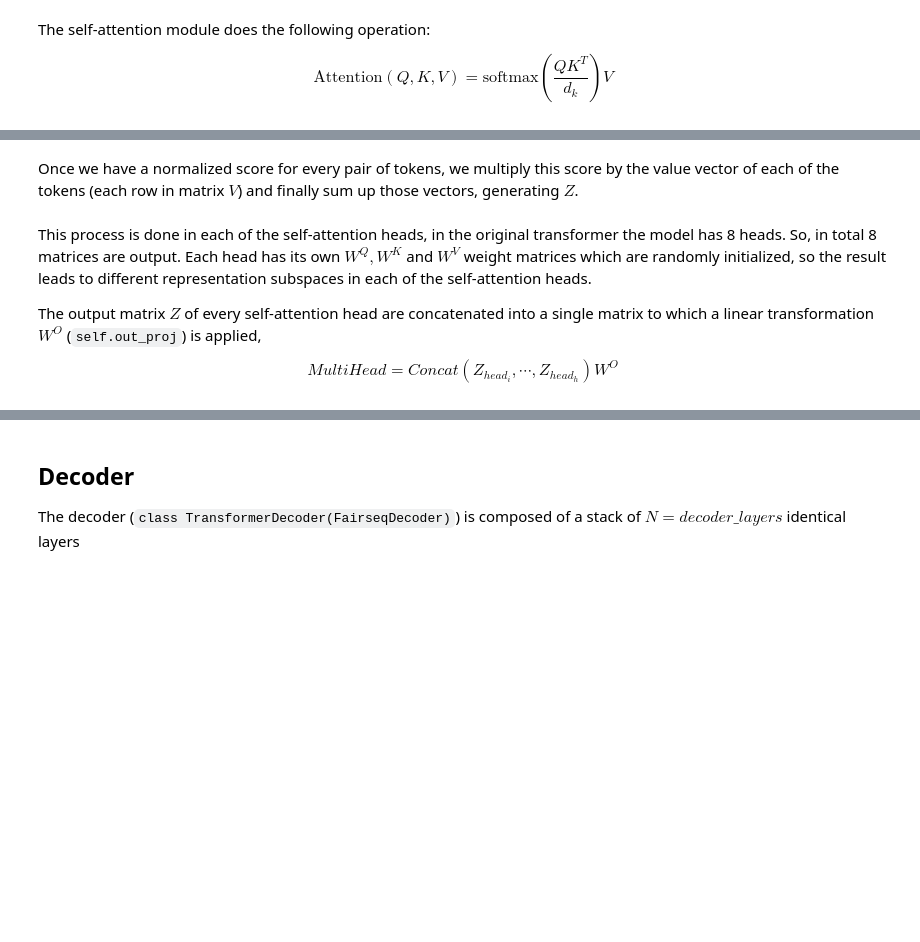
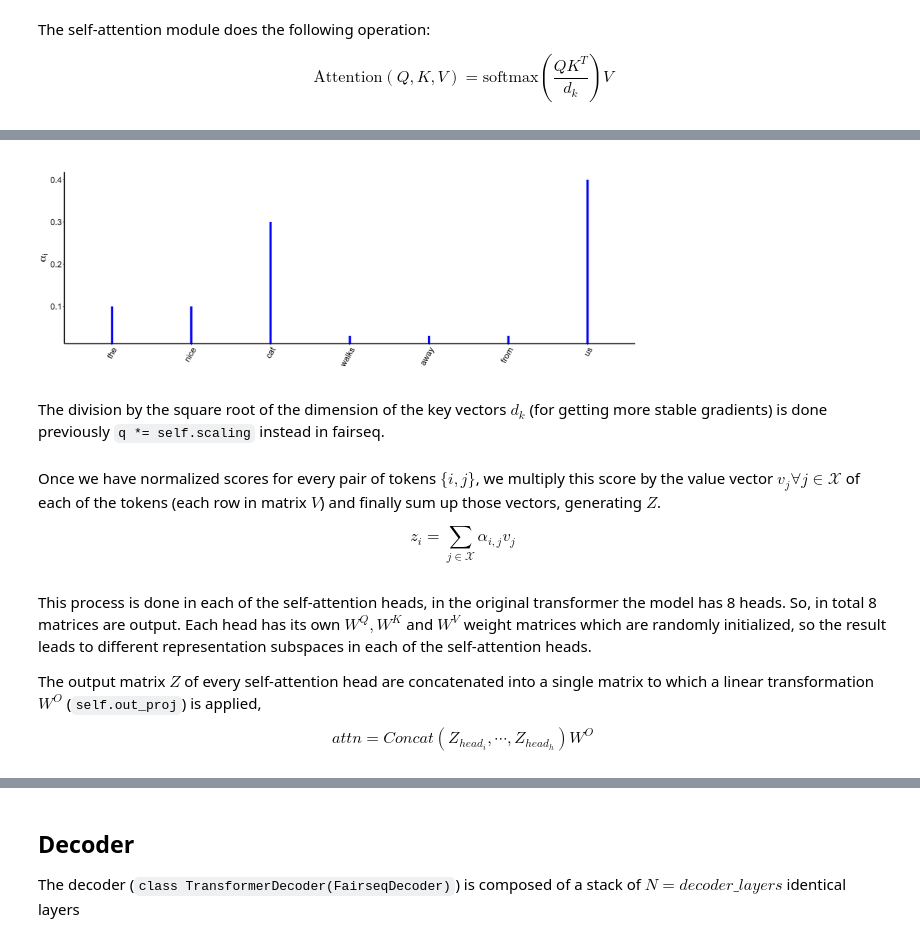
Before and after one commit to javiferran/Transformer-Blog, a Jupyter notebook: The_Transformer_Blog_(fairseq).ipynb, the cells around one changed output, grey strips where cells are left out. Saved outputs shown, nothing was run; the diff lists cells and outputs as text; code cells hidden in the pictures; blank space fills up the shorter version.

```diff
--- a/The_Transformer_Blog_(fairseq).ipynb
+++ b/The_Transformer_Blog_(fairseq).ipynb
@@ -215,3 +226,9 @@ Then this output of scalars are divided by the square root of the dimension of t
+# %%
+Image(filename=path_to_drive + 'images/probs.jpg', width = 600, height = 250)
+# %% [output]
+[figure, added]
+# %% [markdown]
+The division by the square root of the dimension of the key vectors $d_{k}$ (for getting more stable gradients) is done previously <code class="language-plaintext highlighter-rouge">q *= self.scaling</code> instead in fairseq.
 # %%
 attn_weights_float = utils.softmax(
             attn_weights, dim=-1, onnx_trace=self.onnx_trace
@@ -219,7 +236,11 @@ attn_weights_float = utils.softmax(
 attn_weights = attn_weights_float.type_as(attn_weights)
 # %% [markdown]
 
-Once we have a normalized score for every pair of tokens, we multiply this score by the value vector of each of the tokens (each row in matrix $V$) and finally sum up those vectors, generating $Z$.
+Once we have normalized scores for every pair of tokens $\{i,j\}$, we multiply this score by the value vector $v_{j} \forall j \in \mathcal{X}$ of each of the tokens (each row in matrix $V$) and finally sum up those vectors, generating $Z$.
+
+$$
+z_{i} = \sum_{j \in \mathcal{X}}\alpha_{i,j}v_{j}
+$$
 # %%
 attn_probs = self.dropout_module(attn_weights)
 assert v is not None
@@ -228,7 +249,7 @@ attn = torch.bmm(attn_probs, v)
 This process is done in each of the self-attention heads, in the original transformer the model has 8 heads. So, in total 8 matrices are output. Each head has its own $W^{Q}, W^{K}$ and $W^{V}$ weight matrices which are randomly initialized, so the result leads to different representation subspaces in each of the self-attention heads.
 
 
- The output matrix $Z$ of every self-attention head are concatenated into a single matrix to which a linear transformation $W^{O}$ (<code class="language-plaintext highlighter-rouge">self.out_proj</code>) is applied, $$MultiHead = Concat(Z_{head_{i}},\cdots,Z_{head_{h}})W^{O}$$
+ The output matrix $Z$ of every self-attention head are concatenated into a single matrix to which a linear transformation $W^{O}$ (<code class="language-plaintext highlighter-rouge">self.out_proj</code>) is applied, $$attn = Concat(Z_{head_{i}},\cdots,Z_{head_{h}})W^{O}$$
 # %%
 attn = self.out_proj(attn)
         attn_weights: Optional[Tensor] = None
```
Also changed, not shown: parts of 10 cells of this notebook.
